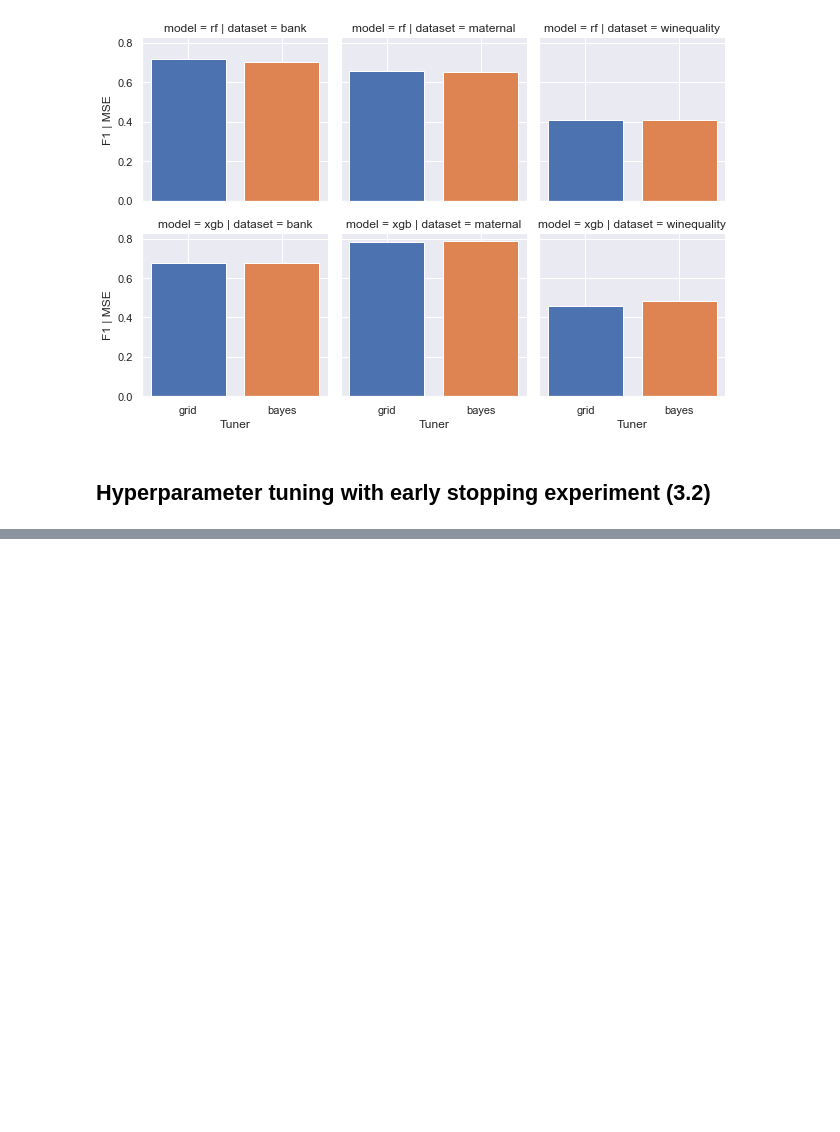
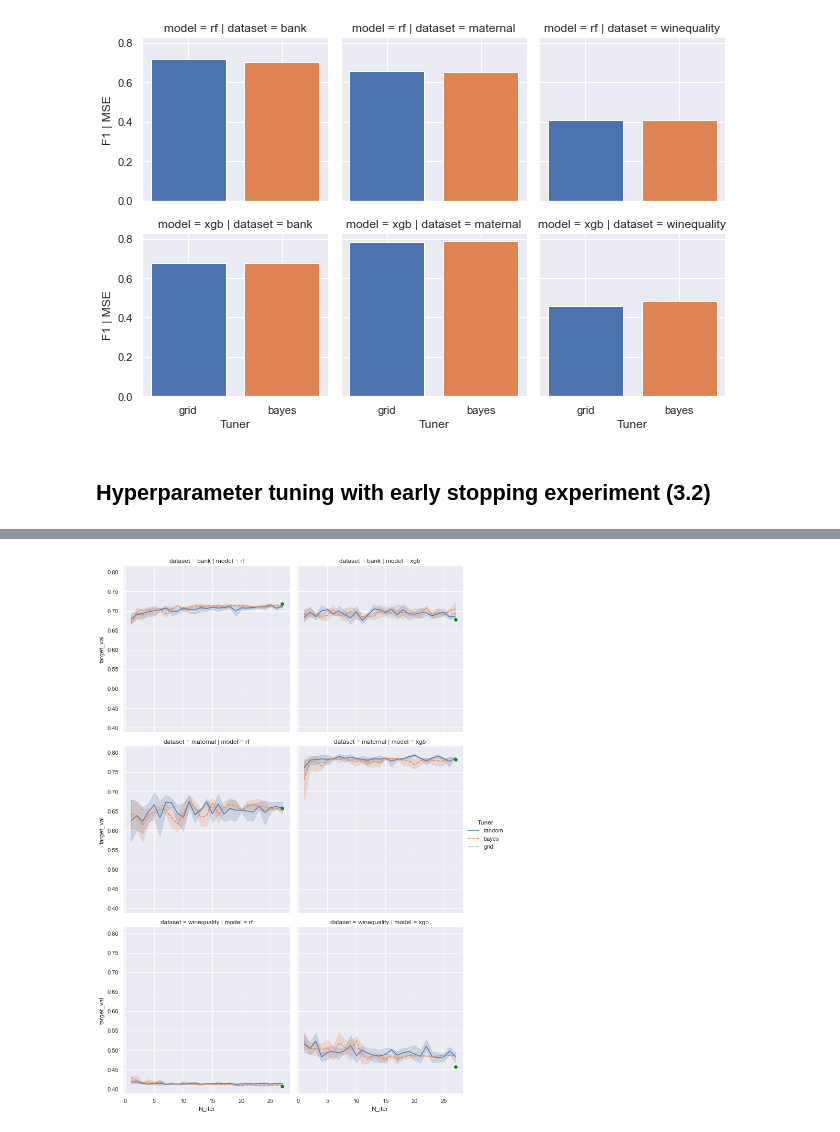
Before and after one commit to dloveland/EECS_573_EnergyML, a Jupyter notebook: hyperparamtuning_plots.ipynb, the cells around one changed output, grey strips where cells are left out. Drawn from its saved outputs; the diff is of its cells as text; code cells hidden in the pictures; blank space fills up the shorter version.

```diff
--- a/hyperparamtuning_plots.ipynb
+++ b/hyperparamtuning_plots.ipynb
@@ -121,0 +155,9 @@ int64
+# %%
+grid = sns.relplot(data=results, x='N_iter', y='target_val', col="model", row="dataset",
+                   hue="Tuner", style="Tuner", kind='line')
+for (dataset, model), ax in grid.axes_dict.items():
+    gridpoint = gridresults[(gridresults.model == model) & (gridresults.dataset == dataset)]
+    addgridpoint(gridpoint, ax, 'N_iter', 'target_val')
+plt.savefig('figures/tuning_iterations_v_performance.pdf')
+# %% [output]
+[figure, added]
```
Also changed, not shown: parts of 18 cells of this notebook, 7 other files.
